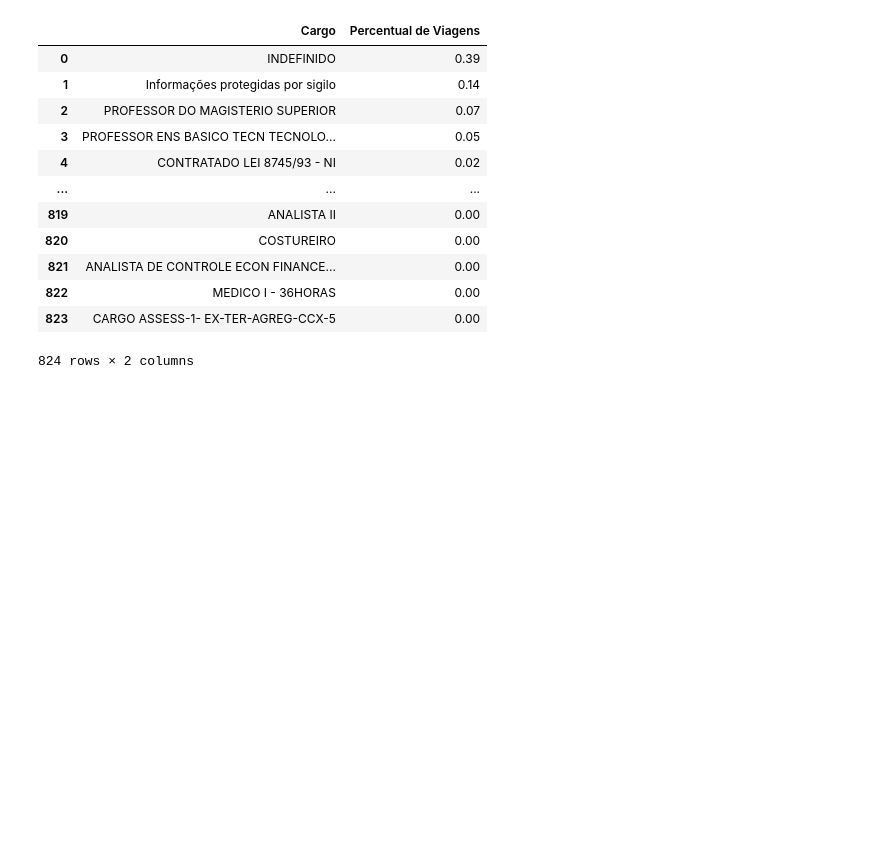
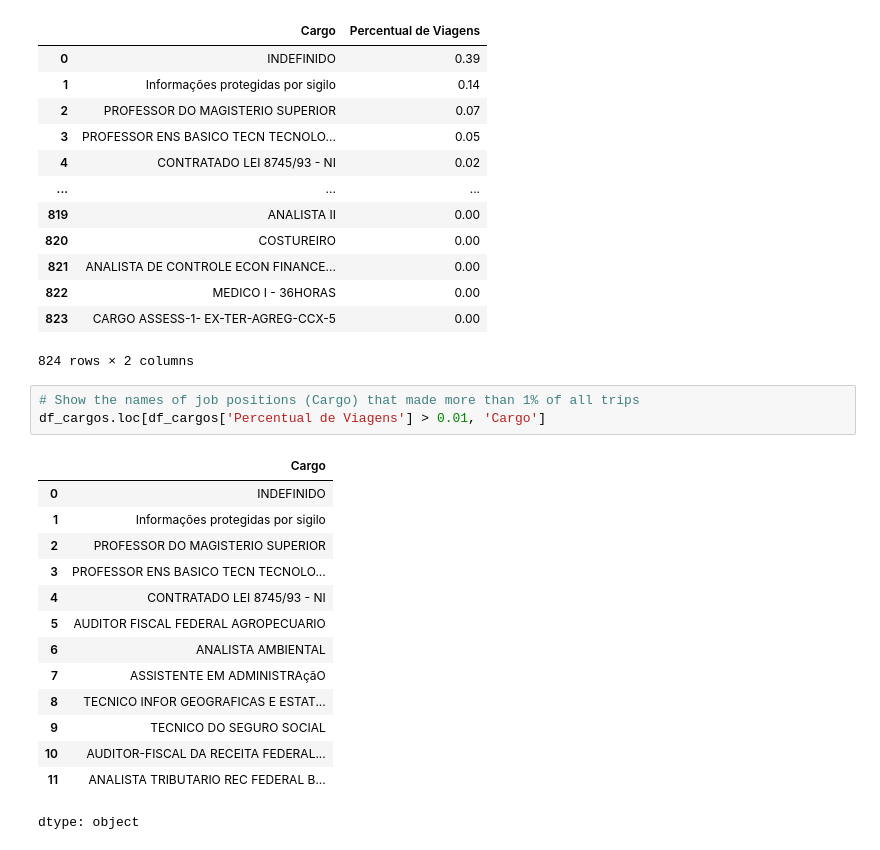
Before and after one commit to GuihJF/python_for_data_analysis, a Jupyter notebook: Data_Test_Python_for_Data.ipynb, the cells around one changed output. Drawn from its saved outputs; the diff is of its cells as text; blank space fills up the shorter version.

Commit message:
Fix column reference to filter job positions with > 1% of total trips

```diff
--- a/Data_Test_Python_for_Data.ipynb
+++ b/Data_Test_Python_for_Data.ipynb
@@ -434,3 +434,21 @@ df_cargos
 | 822 | MEDICO I - 36HORAS | 0.00 |
 | 823 | CARGO ASSESS-1- EX-TER-AGREG-CCX-5 | 0.00 |
 824 rows × 2 columns
+# %%
+# Show the names of job positions (Cargo) that made more than 1% of all trips
+df_cargos.loc[df_cargos['Percentual de Viagens'] > 0.01, 'Cargo']
+# %% [output]
+|  | Cargo |
+| 0 | INDEFINIDO |
+| 1 | Informações protegidas por sigilo |
+| 2 | PROFESSOR DO MAGISTERIO SUPERIOR |
+| 3 | PROFESSOR ENS BASICO TECN TECNOLO... |
+| 4 | CONTRATADO LEI 8745/93 - NI |
+| 5 | AUDITOR FISCAL FEDERAL AGROPECUARIO |
+| 6 | ANALISTA AMBIENTAL |
+| 7 | ASSISTENTE EM ADMINISTRAçãO |
+| 8 | TECNICO INFOR GEOGRAFICAS E ESTAT... |
+| 9 | TECNICO DO SEGURO SOCIAL |
+| 10 | AUDITOR-FISCAL DA RECEITA FEDERAL... |
+| 11 | ANALISTA TRIBUTARIO REC FEDERAL B... |
+dtype: object
```
